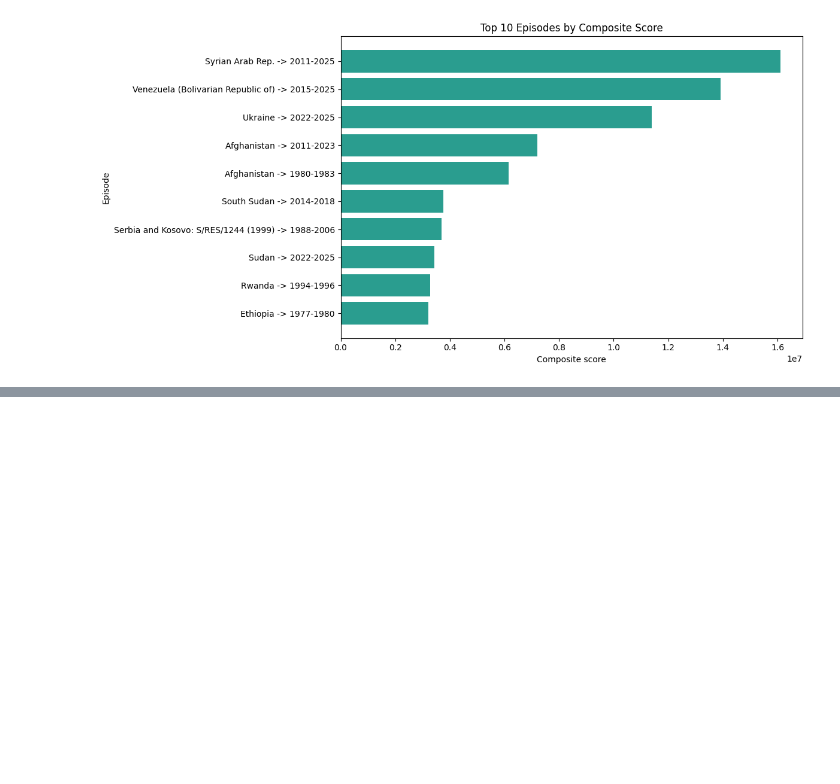
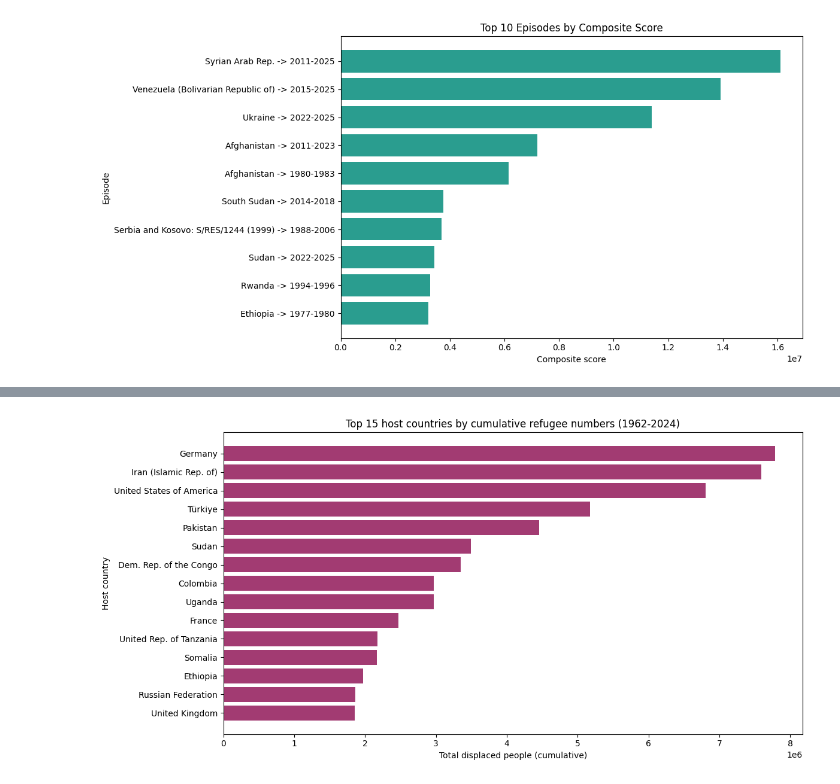
Before and after one commit to TishDuc/TishDuc.github.io, a Jupyter notebook: Displacements_Final_Project/Loke_script.ipynb, the cells around one changed output, grey strips where cells are left out. Drawn from its saved outputs; the diff is of its cells as text; code cells hidden in the pictures; blank space fills up the shorter version.

```diff
--- a/Displacements_Final_Project/Loke_script.ipynb
+++ b/Displacements_Final_Project/Loke_script.ipynb
@@ -230,3 +230,84 @@ else:
     plt.show()
 # %% [output]
 [figure]
+# %%
+import matplotlib.pyplot as plt
+
+# cumulative analysis: total refugees for the requested period (1962-2024)
+analysis_start_year = 1962
+analysis_end_year = 2024
+cumulative_data = data.loc[(data['Year'] >= analysis_start_year) & (data['Year'] <= analysis_end_year)].copy()
+min_year = int(cumulative_data['Year'].min())
+max_year = int(cumulative_data['Year'].max())
+
+cumulative_host_totals = (
+    cumulative_data.groupby(['asylum', 'AsylumISO', 'AsylumName'], as_index=False)['Count']
+    .sum()
+    .rename(columns={'Count': 'cumulative_refugees'})
+)
+population_cumulative = pd.read_csv('Data/Pop.csv').iloc[:, :-1].copy()
+population_cumulative = population_cumulative.melt(
+    id_vars=['Country Name', 'Country Code'],
+    var_name='Year',
+    value_name='population',
+)
+population_cumulative['Year'] = pd.to_numeric(population_cumulative['Year'], errors='coerce')
+population_cumulative['population'] = pd.to_numeric(population_cumulative['population'], errors='coerce')
+population_cumulative = population_cumulative.dropna(subset=['Year', 'population'])
+population_cumulative['Year'] = population_cumulative['Year'].astype(int)
+population_latest = population_cumulative.loc[
+    population_cumulative['Year'] == analysis_end_year,
+    ['Country Name', 'Country Code', 'population'],
+].dropna(subset=['population'])
+
+# use latest population year for per-capita calculation
+cumulative_per_capita = (
+    cumulative_host_totals.merge(
+        population_latest,
+        left_on='AsylumISO',
+        right_on='Country Code',
+        how='left',
+    )
+    .assign(
+        cumulative_per_capita=lambda frame: frame['cumulative_refugees'] / frame['population'],
+        cumulative_per_100k=lambda frame: frame['cumulative_per_capita'] * 100000,
+    )
+    .sort_values('cumulative_refugees', ascending=False)
+    .reset_index(drop=True)
+)
+
+matched_cumulative = int(cumulative_per_capita['population'].notna().sum())
+
+print(f'Cumulative analysis: {min_year}-{max_year}')
+print(f'Matched {matched_cumulative} host countries to population data.')
+
+# Top by cumulative absolute numbers
+print(f'\nTop 15 host countries by total refugees received ({min_year}-{max_year}):')
+display(
+    cumulative_per_capita.loc[
+        cumulative_per_capita['population'].notna(),
+        ['AsylumName', 'AsylumISO', 'cumulative_refugees', 'population', 'cumulative_per_100k'],
+    ].head(15)
+)
+
+# Chart 1: Cumulative absolute numbers
+chart_data_cum_abs = cumulative_per_capita.loc[cumulative_per_capita['population'].notna()].head(15).sort_values('cumulative_refugees')
+plt.figure(figsize=(12, 6))
+plt.barh(chart_data_cum_abs['AsylumName'], chart_data_cum_abs['cumulative_refugees'], color='#a23b72')
+plt.xlabel('Total displaced people (cumulative)')
+plt.ylabel('Host country')
+plt.title(f'Top 15 host countries by cumulative refugee numbers ({min_year}-{max_year})')
+plt.tight_layout()
+plt.show()
+
+# Chart 2: Cumulative per capita
+cumulative_per_capita_sorted = cumulative_per_capita[cumulative_per_capita['population'].notna()].sort_values('cumulative_per_100k', ascending=False)
+chart_data_cum_per_capita = cumulative_per_capita_sorted.head(15).sort_values('cumulative_per_100k')
+plt.figure(figsize=(12, 6))
+plt.barh(chart_data_cum_per_capita['AsylumName'], chart_data_cum_per_capita['cumulative_per_100k'], color='#f18f01')
+plt.xlabel('Displaced people per 100k population (cumulative)')
+plt.ylabel('Host country')
+plt.title(f'Top 15 host countries by cumulative refugees per capita ({min_year}-{max_year})')
+plt.tight_layout()
+plt.show()
+# %% [output]
@@ -232,0 +334 @@ else:
+[figure, added]
```
Also changed, not shown: parts of 1 cell of this notebook.
